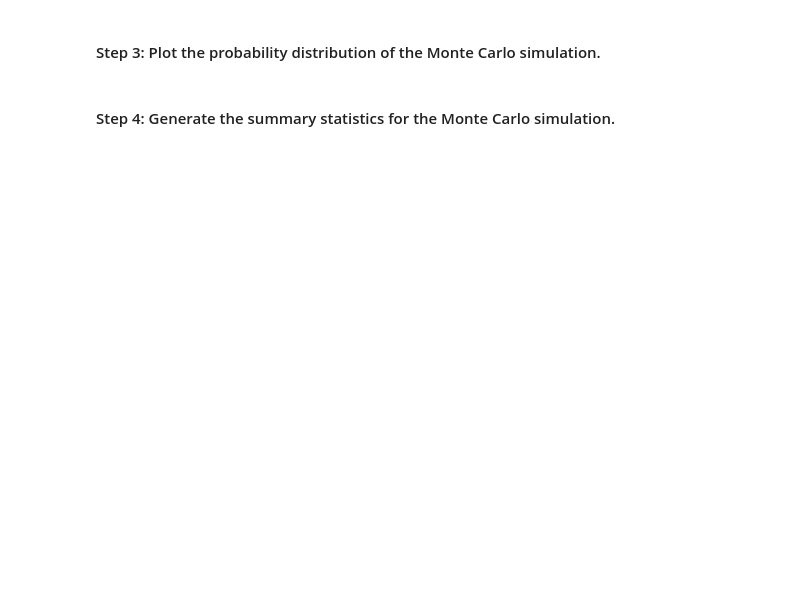
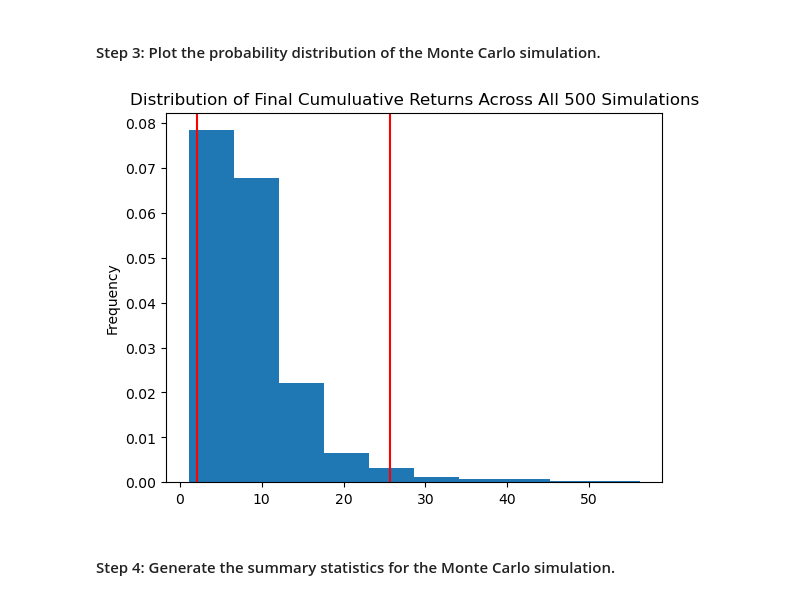
Before and after one commit to ssenhouse/challenge-05-042023, a Jupyter notebook: Starter_Code/financial_planning_tools.ipynb, the cells around one changed output. Saved outputs shown, nothing was run; the diff lists cells and outputs as text; code cells hidden in the pictures; blank space fills up the shorter version.

```diff
--- a/Starter_Code/financial_planning_tools.ipynb
+++ b/Starter_Code/financial_planning_tools.ipynb
@@ -568,7 +571,10 @@ Running Monte Carlo simulation number 490.
 # %%
 # Visualize the probability distribution of the 30-year Monte Carlo simulation
 # by plotting a histogram
-# YOUR CODE HERE
+MC_sim_dist_plot = MC_thirtyyear.plot_distribution()
+MC_sim_dist_plot.get_figure().savefig('MC_thirtyyear_dist_plot.png'
+# %% [output]
+[figure, added]
 # %% [markdown]
 #### Step 4: Generate the summary statistics for the Monte Carlo simulation.
 # %%
```
Also changed, not shown: parts of 6 cells of this notebook, 2 other files.
